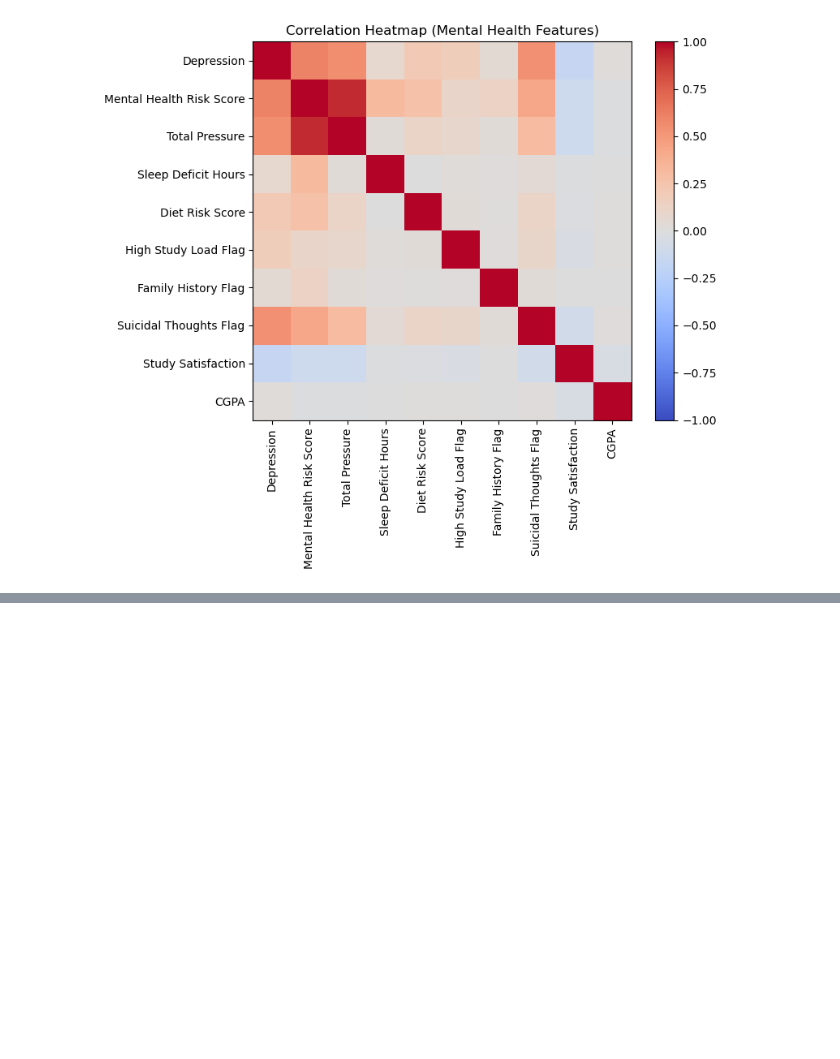
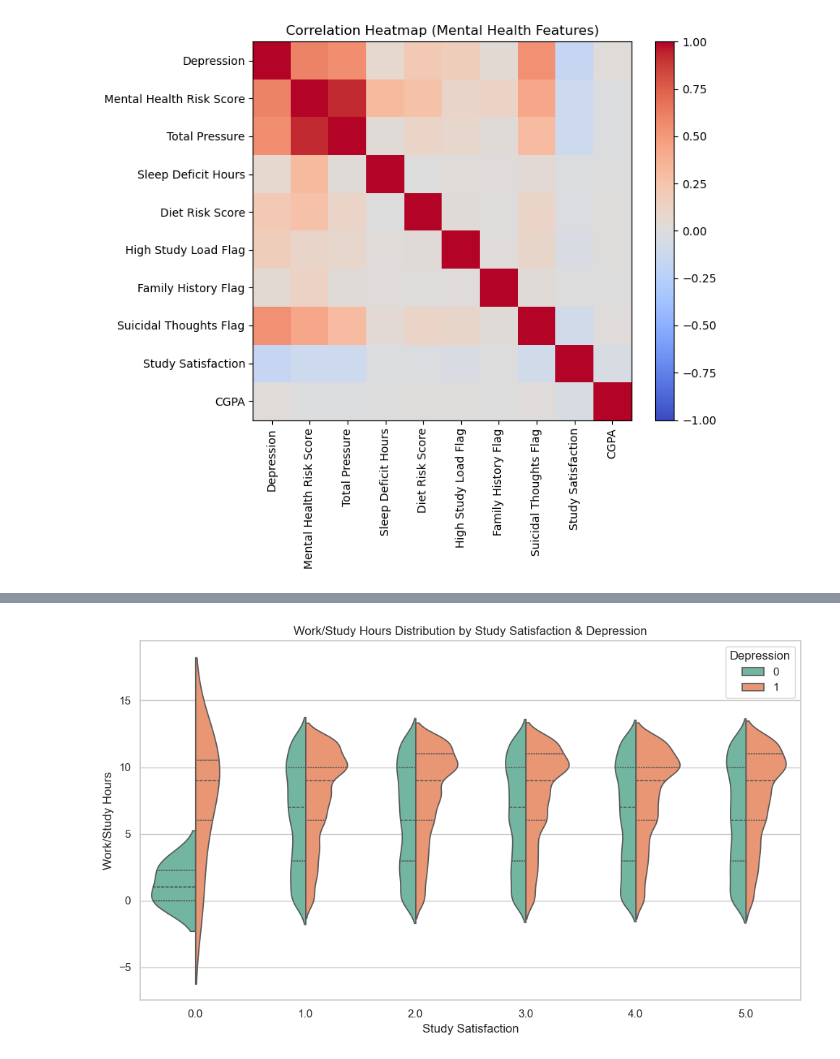
Before and after one commit to M-Sanjay-IND/student-depression-study-notebook, a Jupyter notebook: notebook.ipynb, the cells around one changed output, grey strips where cells are left out. Saved outputs shown, nothing was run; the diff lists cells and outputs as text; code cells hidden in the pictures; blank space fills up the shorter version.

```diff
--- a/notebook.ipynb
+++ b/notebook.ipynb
@@ -333,0 +362,10 @@ plt.show()
+# %%
+# 9) Violin plot of Work/Study Hours by Study Satisfaction and Depression
+# We use the original df for this because Work/Study Hours wasn't explicitly brought into drep_df.
+plt.figure(figsize=(10, 6))
+sns.violinplot(data=df, x='Study Satisfaction', y='Work/Study Hours', hue='Depression', split=True, inner="quart", palette="Set2")
+plt.title('Work/Study Hours Distribution by Study Satisfaction & Depression')
+plt.tight_layout()
+plt.show()
+# %% [output]
+[figure, added]
```
Also changed, not shown: parts of 5 cells of this notebook, 13 other files.
